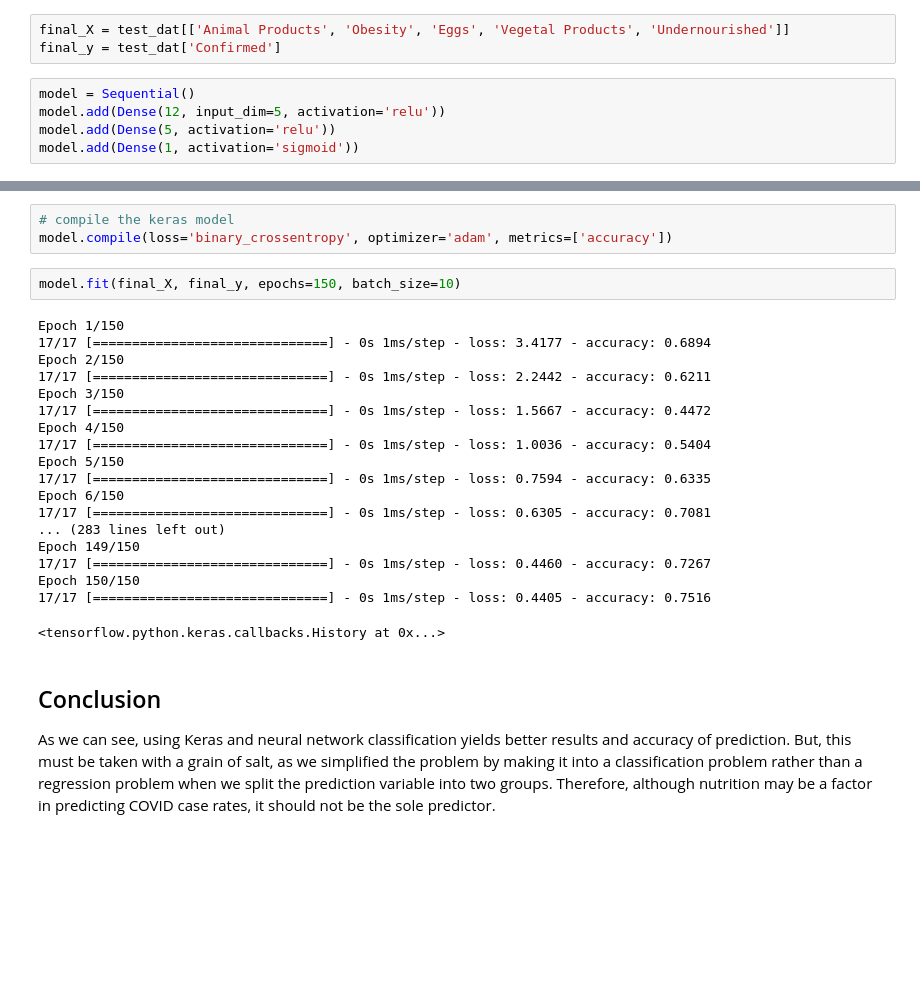
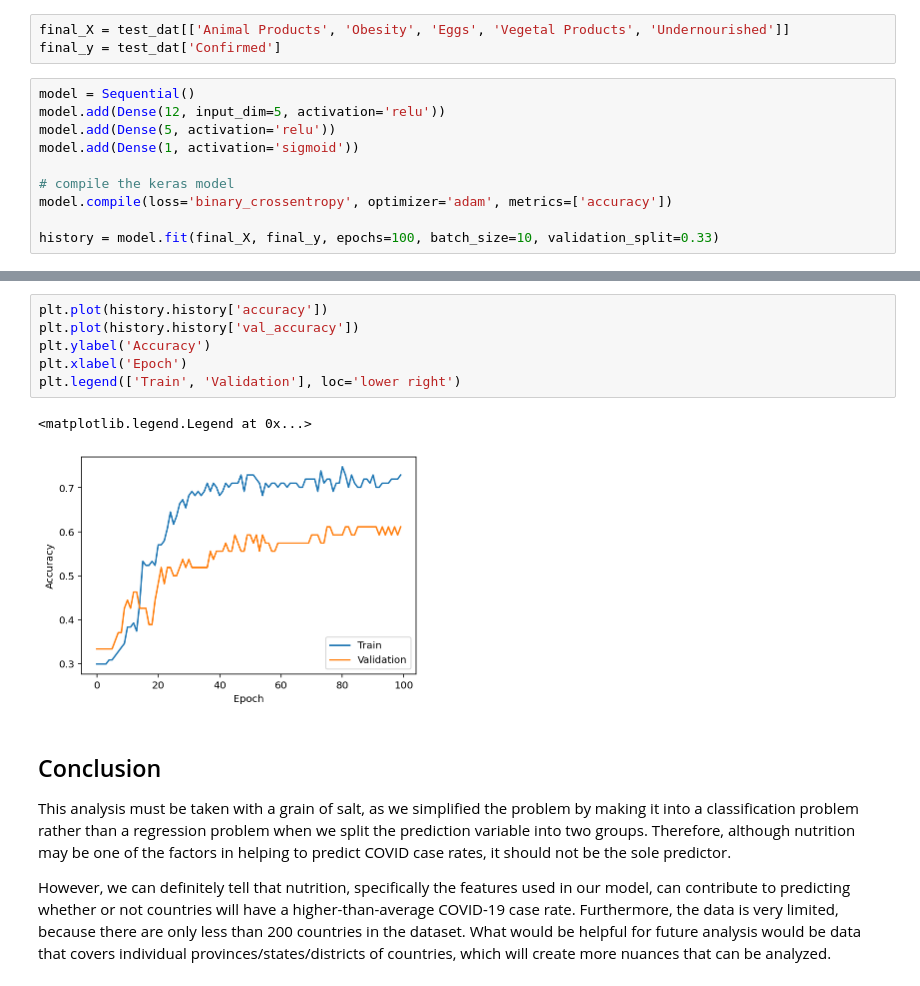
Before and after one commit to justinlu09/COVID-Food-Analysis, a Jupyter notebook: Relationship Between COVID-19 and Nutrition.ipynb, the cells around one changed output, grey strips where cells are left out. Drawn from its saved outputs; the diff is of its cells as text; blank space fills up the shorter version.

```diff
--- a/Relationship Between COVID-19 and Nutrition.ipynb
+++ b/Relationship Between COVID-19 and Nutrition.ipynb
@@ -297,3 +293,8 @@ model = Sequential()
 model.add(Dense(12, input_dim=5, activation='relu'))
 model.add(Dense(5, activation='relu'))
 model.add(Dense(1, activation='sigmoid'))
+
+# compile the keras model
+model.compile(loss='binary_crossentropy', optimizer='adam', metrics=['accuracy'])
+
+history = model.fit(final_X, final_y, epochs=100, batch_size=10, validation_split=0.33)
@@ -300,27 +319,14 @@ model.add(Dense(1, activation='sigmoid'))
-# %%
-# compile the keras model
-model.compile(loss='binary_crossentropy', optimizer='adam', metrics=['accuracy'])
-# %%
-model.fit(final_X, final_y, epochs=150, batch_size=10)
-# %% [output]
-Epoch 1/150
-17/17 [==============================] - 0s 1ms/step - loss: 3.4177 - accuracy: 0.6894
-Epoch 2/150
-17/17 [==============================] - 0s 1ms/step - loss: 2.2442 - accuracy: 0.6211
-Epoch 3/150
-17/17 [==============================] - 0s 1ms/step - loss: 1.5667 - accuracy: 0.4472
-Epoch 4/150
-17/17 [==============================] - 0s 1ms/step - loss: 1.0036 - accuracy: 0.5404
-Epoch 5/150
-17/17 [==============================] - 0s 1ms/step - loss: 0.7594 - accuracy: 0.6335
-Epoch 6/150
-17/17 [==============================] - 0s 1ms/step - loss: 0.6305 - accuracy: 0.7081
-... (283 lines left out)
-Epoch 149/150
-17/17 [==============================] - 0s 1ms/step - loss: 0.4460 - accuracy: 0.7267
-Epoch 150/150
-17/17 [==============================] - 0s 1ms/step - loss: 0.4405 - accuracy: 0.7516
-<tensorflow.python.keras.callbacks.History at 0x...>
+# %%
+plt.plot(history.history['accuracy'])
+plt.plot(history.history['val_accuracy'])
+plt.ylabel('Accuracy')
+plt.xlabel('Epoch')
+plt.legend(['Train', 'Validation'], loc='lower right')
+# %% [output]
+<matplotlib.legend.Legend at 0x...>
+[figure, added]
 # %% [markdown]
 ## Conclusion
-As we can see, using Keras and neural network classification yields better results and accuracy of prediction. But, this must be taken with a grain of salt, as we simplified the problem by making it into a classification problem rather than a regression problem when we split the prediction variable into two groups. Therefore, although nutrition may be a factor in predicting COVID case rates, it should not be the sole predictor.
+This analysis must be taken with a grain of salt, as we simplified the problem by making it into a classification problem rather than a regression problem when we split the prediction variable into two groups. Therefore, although nutrition may be one of the factors in helping to predict COVID case rates, it should not be the sole predictor.
+
+However, we can definitely tell that nutrition, specifically the features used in our model, can contribute to predicting whether or not countries will have a higher-than-average COVID-19 case rate. Furthermore, the data is very limited, because there are only less than 200 countries in the dataset. What would be helpful for future analysis would be data that covers individual provinces/states/districts of countries, which will create more nuances that can be analyzed.
```
Also changed, not shown: parts of 5 cells of this notebook.
